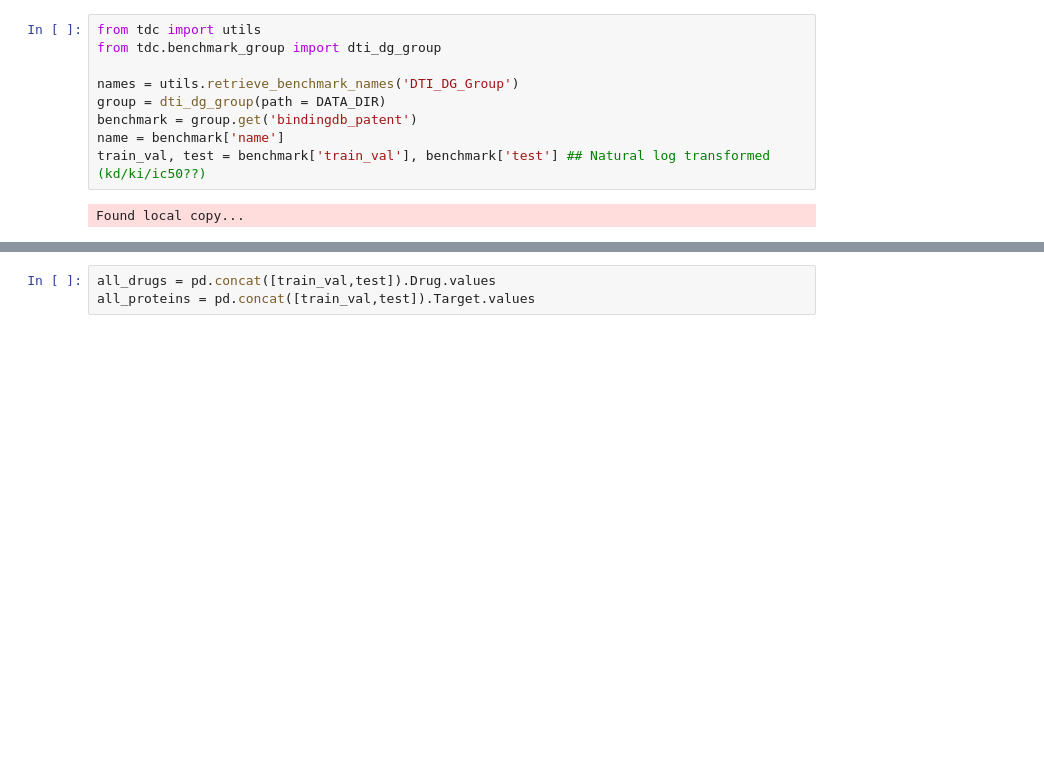
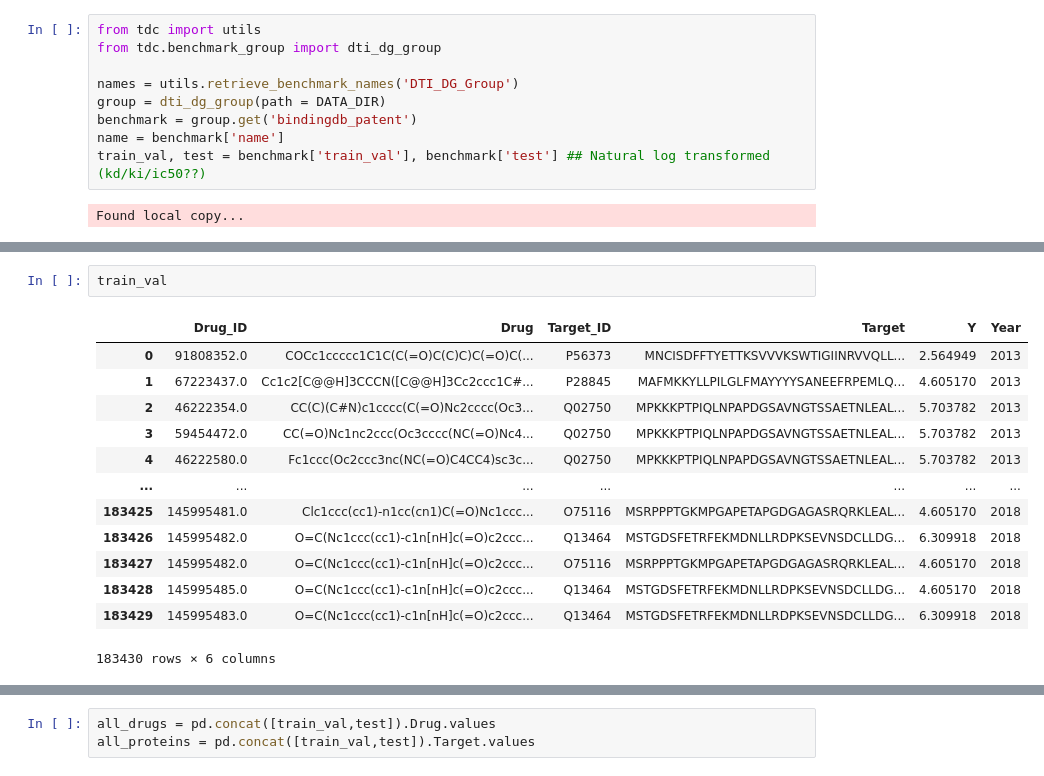
Before and after one commit to samsledje/ConPLex_dev, a Jupyter notebook: nb/TDC Benchmarks.ipynb, the cells around one changed output, grey strips where cells are left out. Drawn from its saved outputs; the diff is of its cells as text; blank space fills up the shorter version.

```diff
--- a/nb/TDC Benchmarks.ipynb
+++ b/nb/TDC Benchmarks.ipynb
@@ -37,0 +54,16 @@ Found local copy...
+# %%
+train_val
+# %% [output]
+|  | Drug_ID | Drug | Target_ID | Target | Y | Year |
+| 0 | 91808352.0 | COCc1ccccc1C1C(C(=O)C(C)C)C(=O)C(... | P56373 | MNCISDFFTYETTKSVVVKSWTIGIINRVVQLL... | 2.564949 | 2013 |
+| 1 | 67223437.0 | Cc1c2[C@@H]3CCCN([C@@H]3Cc2ccc1C#... | P28845 | MAFMKKYLLPILGLFMAYYYYSANEEFRPEMLQ... | 4.605170 | 2013 |
+| 2 | 46222354.0 | CC(C)(C#N)c1cccc(C(=O)Nc2cccc(Oc3... | Q02750 | MPKKKPTPIQLNPAPDGSAVNGTSSAETNLEAL... | 5.703782 | 2013 |
+| 3 | 59454472.0 | CC(=O)Nc1nc2ccc(Oc3cccc(NC(=O)Nc4... | Q02750 | MPKKKPTPIQLNPAPDGSAVNGTSSAETNLEAL... | 5.703782 | 2013 |
+| 4 | 46222580.0 | Fc1ccc(Oc2ccc3nc(NC(=O)C4CC4)sc3c... | Q02750 | MPKKKPTPIQLNPAPDGSAVNGTSSAETNLEAL... | 5.703782 | 2013 |
+| ... | ... | ... | ... | ... | ... | ... |
+| 183425 | 145995481.0 | Clc1ccc(cc1)-n1cc(cn1)C(=O)Nc1ccc... | O75116 | MSRPPPTGKMPGAPETAPGDGAGASRQRKLEAL... | 4.605170 | 2018 |
+| 183426 | 145995482.0 | O=C(Nc1ccc(cc1)-c1n[nH]c(=O)c2ccc... | Q13464 | MSTGDSFETRFEKMDNLLRDPKSEVNSDCLLDG... | 6.309918 | 2018 |
+| 183427 | 145995482.0 | O=C(Nc1ccc(cc1)-c1n[nH]c(=O)c2ccc... | O75116 | MSRPPPTGKMPGAPETAPGDGAGASRQRKLEAL... | 4.605170 | 2018 |
+| 183428 | 145995485.0 | O=C(Nc1ccc(cc1)-c1n[nH]c(=O)c2ccc... | Q13464 | MSTGDSFETRFEKMDNLLRDPKSEVNSDCLLDG... | 4.605170 | 2018 |
+| 183429 | 145995483.0 | O=C(Nc1ccc(cc1)-c1n[nH]c(=O)c2ccc... | Q13464 | MSTGDSFETRFEKMDNLLRDPKSEVNSDCLLDG... | 6.309918 | 2018 |
+183430 rows × 6 columns
```
Also changed, not shown: parts of 12 cells of this notebook, 15 other files.
